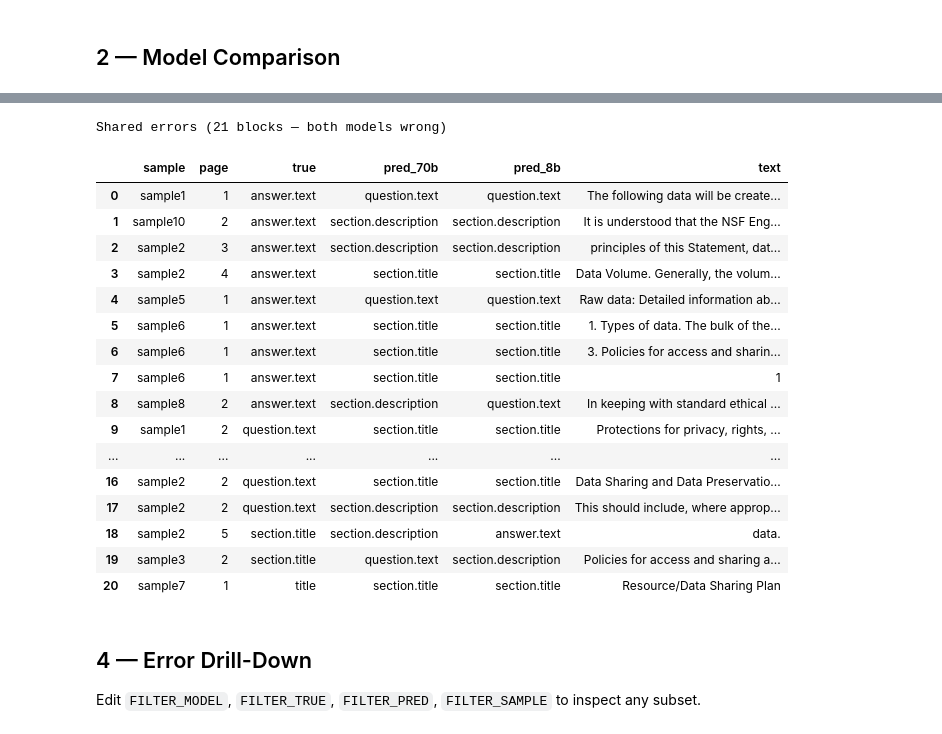
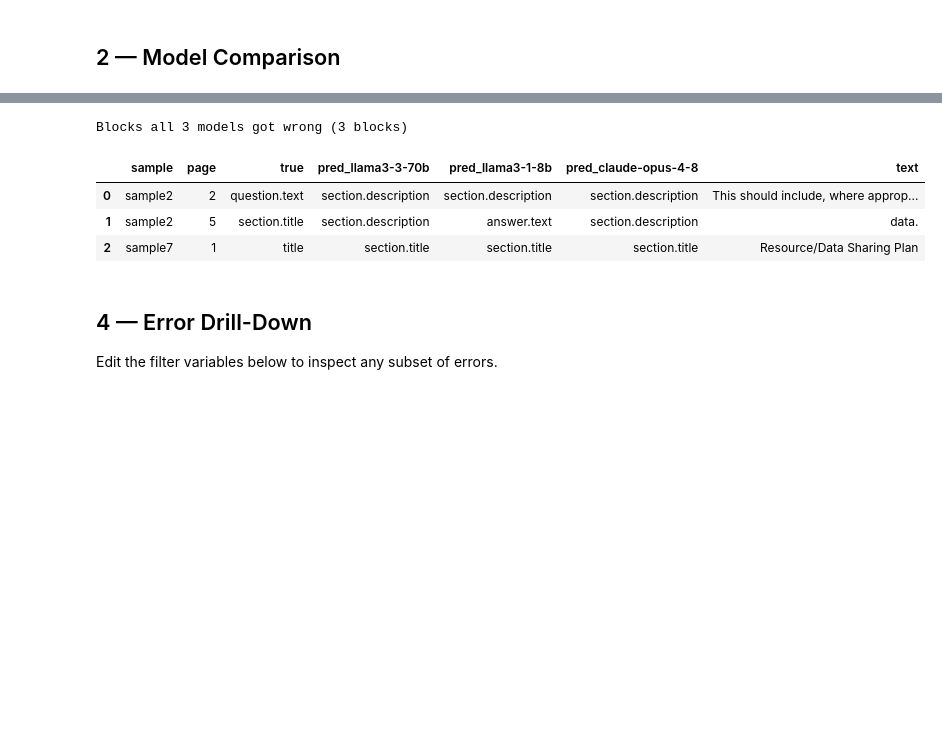
Before and after one commit to fairdataihub/dmpbridge, a Jupyter notebook: notebooks/03_comparison_dashboard.ipynb, the cells around one changed output, grey strips where cells are left out. Drawn from its saved outputs; the diff is of its cells as text; code cells hidden in the pictures; blank space fills up the shorter version.

```diff
--- a/notebooks/03_comparison_dashboard.ipynb
+++ b/notebooks/03_comparison_dashboard.ipynb
@@ -183,10 +188,0 @@ plt.tight_layout(); plt.show()
-# %%
-print(f"{'Label':<22}  {'70b F1':>8}  {'8b F1':>8}  {'Diff':>8}")
-print("-" * 54)
-for lbl in LABELS:
-    f70 = _f1(conf70, lbl)*100
-    f8  = _f1(conf8,  lbl)*100
-    d   = f8 - f70; s = "+" if d>=0 else ""
-    print(f"{lbl:<22}  {f70:>7.1f}%  {f8:>7.1f}%  {s}{d:>6.1f}%")
-print("-" * 54)
-print(f"{'OVERALL accuracy':<22}  {ov70*100:>7.1f}%  {ov8*100:>7.1f}%  {(ov8-ov70)*100:>7.1f}%")
@@ -281,0 +189,17 @@ Conclusion: 21 blocks are hard for BOTH models.
+# %%
+# F1 comparison table
+print(f"{'Label':<22}" + "".join(f"  {m:>20}" for m in model_names))
+print("-" * (22 + 22*n_models))
+for lbl in LABELS:
+    row = f"{lbl:<22}"
+    for model in model_names:
+        _, conf = active[model]
+        row += f"  {_f1(conf,lbl)*100:>19.1f}%"
+    print(row)
+print("-" * (22 + 22*n_models))
+row = f"{'OVERALL accuracy':<22}"
+for model in model_names:
+    df, _ = active[model]
+    ov = df['correct'].sum()/df['total'].sum()*100
+    row += f"  {ov:>19.1f}%"
+print(row)
@@ -341,34 +337,22 @@ plt.tight_layout(); plt.show()
 # %%
-# Shared errors — hardest blocks (both models wrong)
-shared_df = df_cross[df_cross["category"]=="shared"].copy()
-if shared_df.empty:
-    print("No shared errors found.")
+# Blocks all models got wrong — the hardest cases
+all_wrong_df = df_cross[df_cross["n_correct"]==0].copy()
+if all_wrong_df.empty:
+    print("No blocks that all models got wrong.")
 else:
-    print(f"Shared errors ({len(shared_df)} blocks — both models wrong)\n")
+    pred_cols = [c for c in all_wrong_df.columns if c.startswith("pred_")]
+    print(f"Blocks all {n_models} models got wrong ({len(all_wrong_df)} blocks)\n")
     pd.set_option("display.max_colwidth", 90)
-    display(shared_df[["sample","page","true","pred_70b","pred_8b","text"]]
+    display(all_wrong_df[["sample","page","true"] + pred_cols + ["text"]]
             .sort_values(["true","sample"]).reset_index(drop=True))
 # %% [output]
-Shared errors (21 blocks — both models wrong)
+Blocks all 3 models got wrong (3 blocks)
-|  | sample | page | true | pred_70b | pred_8b | text |
-| 0 | sample1 | 1 | answer.text | question.text | question.text | The following data will be create... |
-| 1 | sample10 | 2 | answer.text | section.description | section.description | It is understood that the NSF Eng... |
-| 2 | sample2 | 3 | answer.text | section.description | section.description | principles of this Statement, dat... |
-| 3 | sample2 | 4 | answer.text | section.title | section.title | Data Volume. Generally, the volum... |
-| 4 | sample5 | 1 | answer.text | question.text | question.text | Raw data: Detailed information ab... |
-| 5 | sample6 | 1 | answer.text | section.title | section.title | 1. Types of data. The bulk of the... |
-| 6 | sample6 | 1 | answer.text | section.title | section.title | 3. Policies for access and sharin... |
-| 7 | sample6 | 1 | answer.text | section.title | section.title | 1 |
-| 8 | sample8 | 2 | answer.text | section.description | question.text | In keeping with standard ethical ... |
-| 9 | sample1 | 2 | question.text | section.title | section.title | Protections for privacy, rights, ... |
-| ... | ... | ... | ... | ... | ... | ... |
-| 16 | sample2 | 2 | question.text | section.title | section.title | Data Sharing and Data Preservatio... |
-| 17 | sample2 | 2 | question.text | section.description | section.description | This should include, where approp... |
-| 18 | sample2 | 5 | section.title | section.description | answer.text | data. |
-| 19 | sample3 | 2 | section.title | question.text | section.description | Policies for access and sharing a... |
-| 20 | sample7 | 1 | title | section.title | section.title | Resource/Data Sharing Plan |
+|  | sample | page | true | pred_llama3-3-70b | pred_llama3-1-8b | pred_claude-opus-4-8 | text |
+| 0 | sample2 | 2 | question.text | section.description | section.description | section.description | This should include, where approp... |
+| 1 | sample2 | 5 | section.title | section.description | answer.text | section.description | data. |
+| 2 | sample7 | 1 | title | section.title | section.title | section.title | Resource/Data Sharing Plan |
 # %% [markdown]
 ## 4 — Error Drill-Down
 
-Edit `FILTER_MODEL`, `FILTER_TRUE`, `FILTER_PRED`, `FILTER_SAMPLE` to inspect any subset.
+Edit the filter variables below to inspect any subset of errors.
 # %%
```
Also changed, not shown: parts of 12 cells of this notebook, 21 other files.
